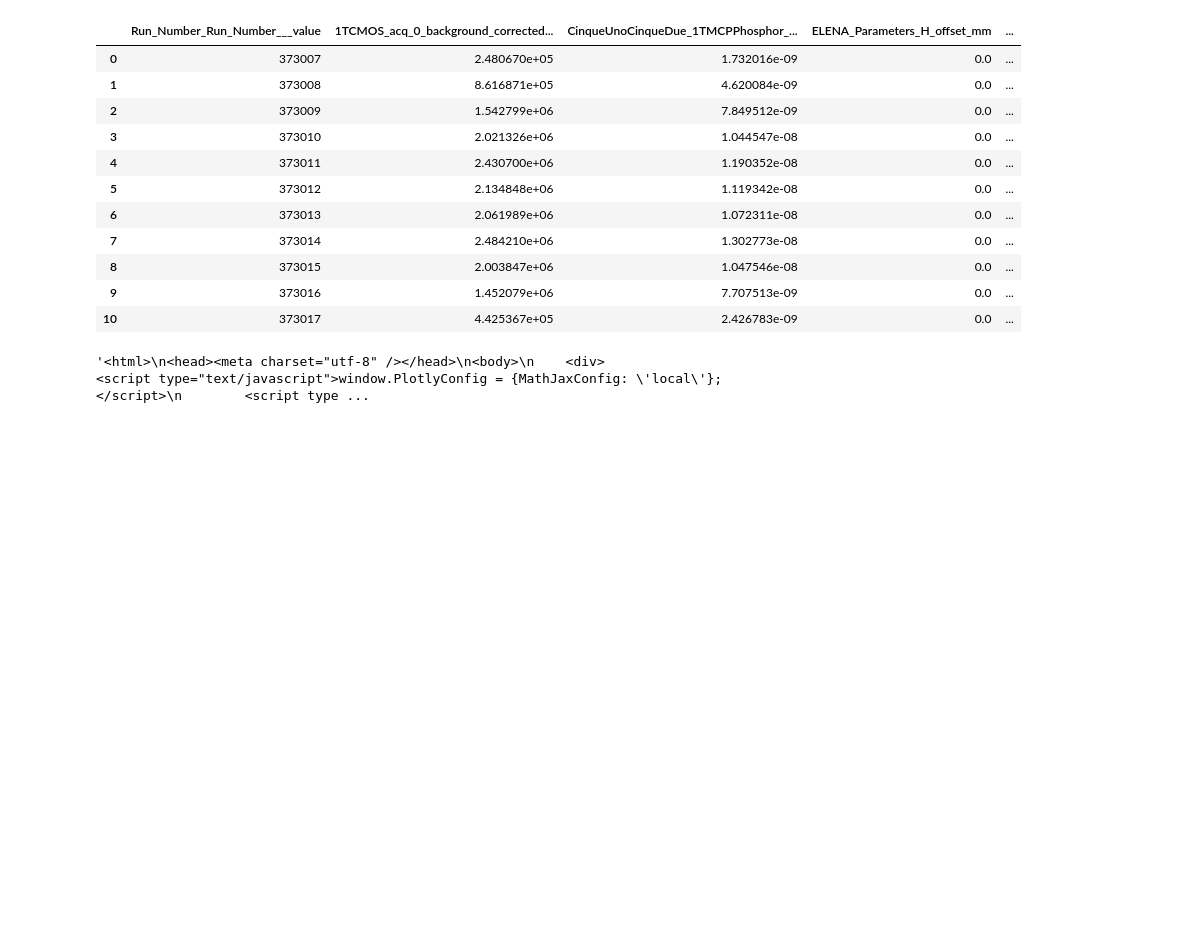
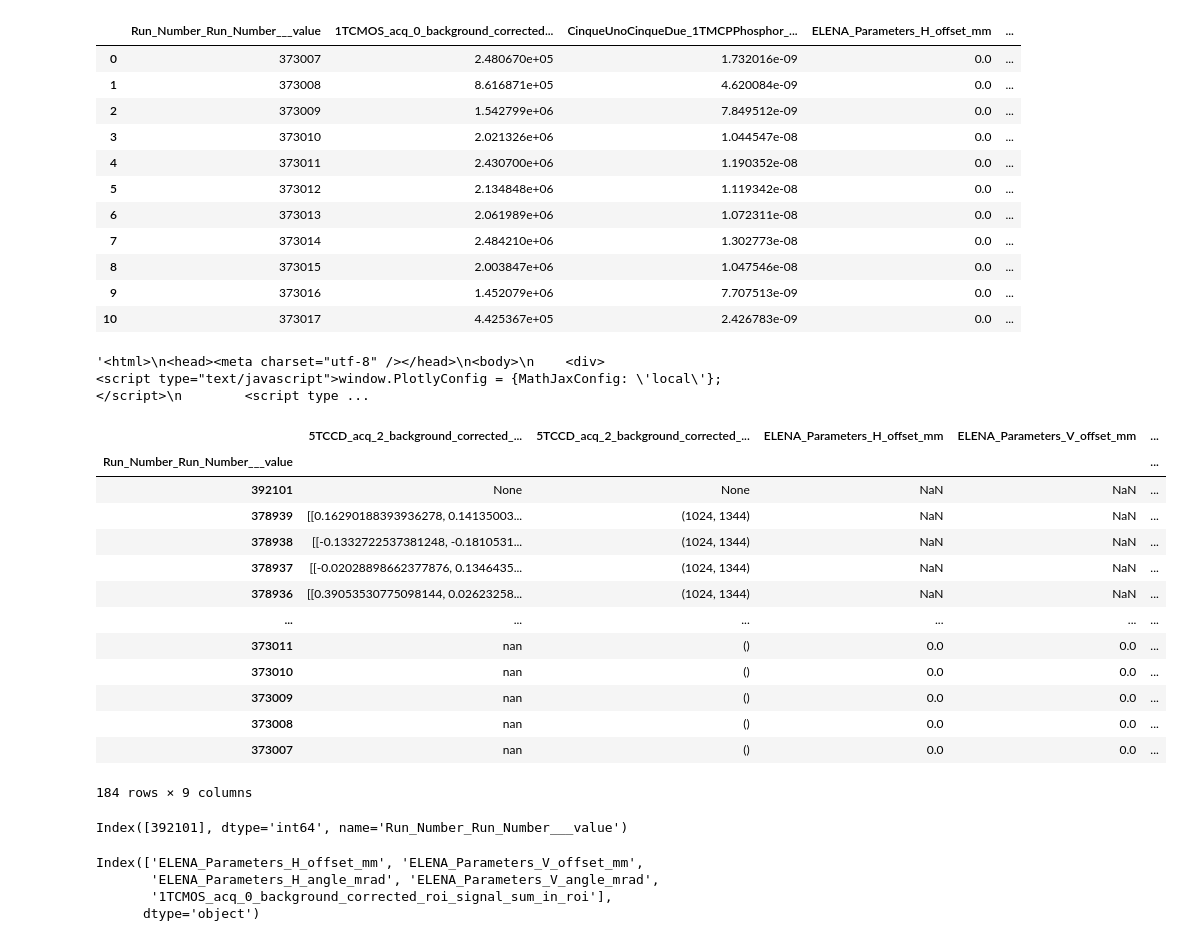
Before and after one commit to kamil5555579/alpaca-dashboard, a Jupyter notebook: tests.ipynb, the cells around one changed output. Saved outputs shown, nothing was run; the diff lists cells and outputs as text; code cells hidden in the pictures; blank space fills up the shorter version.

```diff
--- a/tests.ipynb
+++ b/tests.ipynb
@@ -76,3 +76,59 @@ html_content
 # %%
 with open('assets/graph2.html', 'w', encoding='utf-8') as file:
     file.write(html_content[0])
+# %%
+import sqlalchemy
+import numpy as np
+import pandas as pd
+import re
+
+engine=sqlalchemy.create_engine("postgresql+psycopg2://postgres:admin@localhost/alpaca")
+with engine.begin() as conn:
+    query = sqlalchemy.text("""SELECT * FROM alpaca
+                            ORDER BY "Run_Number_Run_Number___value" DESC
+                            """)
+    df = pd.read_sql_query(query, conn)
+
+byte_columns = [column for column in df.columns if column.endswith("_shape") is False and df[column].dtype == object]
+shape_columns = [f'{column}_shape' for column in byte_columns]
+
+for shape_column in shape_columns:
+    column_name = shape_column[:-6]  # Extract the original column name
+    df[shape_column] = df[shape_column].apply(lambda x: tuple(map(int, re.findall(r'\d+', x))) if pd.notnull(x) else None)  # Extract the shape values
+
+for column in byte_columns:
+    shape_column = f'{column}_shape'
+    df[column] = df.apply(lambda row: np.frombuffer(row[column]).reshape(row[shape_column]) if pd.notnull(row[column]) and pd.notnull(row[shape_column]) else None, axis=1)
+
+
+# Print the modified DataFrame
+
+df.set_index('Run_Number_Run_Number___value',inplace=True)
+df
+# %% [output]
+|  | 5TCCD_acq_2_background_corrected_... | 5TCCD_acq_2_background_corrected_... | ELENA_Parameters_H_offset_mm | ELENA_Parameters_V_offset_mm | ... |
+| Run_Number_Run_Number___value |  |  |  |  | ... |
+| 392101 | None | None | NaN | NaN | ... |
+| 378939 | [[0.16290188393936278, 0.14135003... | (1024, 1344) | NaN | NaN | ... |
+| 378938 | [[-0.1332722537381248, -0.1810531... | (1024, 1344) | NaN | NaN | ... |
+| 378937 | [[-0.02028898662377876, 0.1346435... | (1024, 1344) | NaN | NaN | ... |
+| 378936 | [[0.39053530775098144, 0.02623258... | (1024, 1344) | NaN | NaN | ... |
+| ... | ... | ... | ... | ... | ... |
+| 373011 | nan | () | 0.0 | 0.0 | ... |
+| 373010 | nan | () | 0.0 | 0.0 | ... |
+| 373009 | nan | () | 0.0 | 0.0 | ... |
+| 373008 | nan | () | 0.0 | 0.0 | ... |
+| 373007 | nan | () | 0.0 | 0.0 | ... |
+184 rows × 9 columns
+# %%
+df[byte_columns[1]].dropna()
+# %% [output]
+Index([392101], dtype='int64', name='Run_Number_Run_Number___value')
+# %%
+numerical_columns = df.select_dtypes(include='number').columns
+numerical_columns
+# %% [output]
+Index(['ELENA_Parameters_H_offset_mm', 'ELENA_Parameters_V_offset_mm',
+       'ELENA_Parameters_H_angle_mrad', 'ELENA_Parameters_V_angle_mrad',
+       '1TCMOS_acq_0_background_corrected_roi_signal_sum_in_roi'],
+      dtype='object')
```
Also changed, not shown: parts of 2 cells of this notebook, 10 other files.
